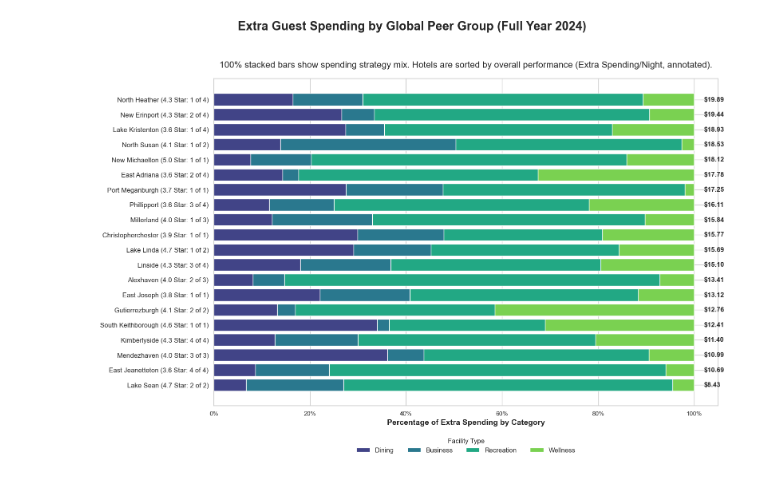
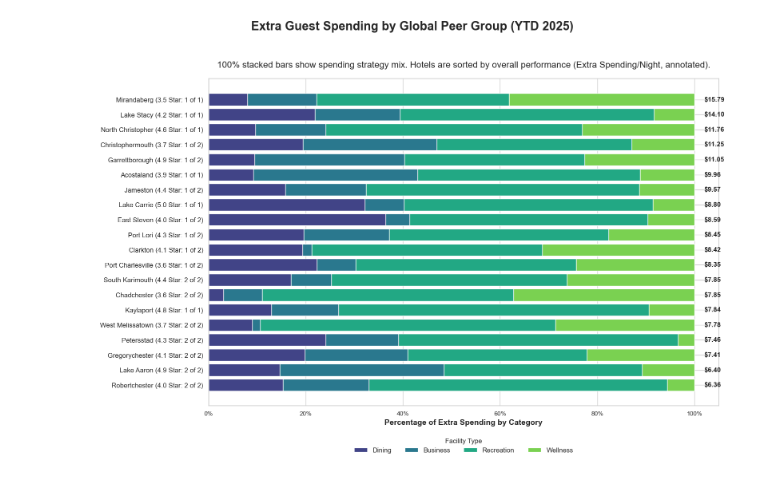
Before and after one commit to Brynlai/datawarehouse, a Jupyter notebook: bryan.ipynb, the cells around one changed output. Saved outputs shown, nothing was run; the diff lists cells and outputs as text; code cells hidden in the pictures.

```diff
--- a/bryan.ipynb
+++ b/bryan.ipynb
@@ -127,28 +113,28 @@ import matplotlib.pyplot as plt
 import seaborn as sns
 from matplotlib.ticker import FuncFormatter
 
-# --- 1. Data Preparation (Using 2024 data for a full, fair comparison) ---
+# --- 1. Data Preparation ---
 data = [
-    ['5.0 Star: 1 of 1', 'New Michaelton', 'Dominican Republic', 18.12, 3804, 6360, 32885, 7029],
-    ['4.7 Star: 1 of 2', 'Lake Linda', 'Mexico', 15.69, 13207, 7344, 17791, 7099],
-    ['4.7 Star: 2 of 2', 'Lake Sean', 'Marshall Islands', 8.43, 1770, 5349, 18043, 1182],
-    ['4.6 Star: 1 of 1', 'South Keithborough', 'Botswana', 12.41, 12753, 925, 12204, 11628],
-    ['4.3 Star: 1 of 4', 'North Heather', 'Senegal', 19.89, 9695, 8554, 34300, 6271],
-    ['4.3 Star: 2 of 4', 'New Erinport', 'American Samoa', 19.44, 14477, 3704, 31149, 5073],
-    ['4.3 Star: 3 of 4', 'Linside', 'Rwanda', 15.10, 7796, 8135, 18927, 8425],
-    ['4.3 Star: 4 of 4', 'Kimberlyside', 'Uganda', 11.40, 3942, 5371, 15365, 6385],
-    ['4.1 Star: 1 of 2', 'North Susan', 'Saint Kitts and Nevis', 18.53, 6963, 18327, 23603, 1300],
-    ['4.1 Star: 2 of 2', 'Gutierrezburgh', 'Gabon', 12.76, 5172, 1462, 16323, 16277],
-    ['4.0 Star: 1 of 3', 'Millerland', 'Singapore', 15.84, 5665, 9729, 26547, 4774],
-    ['4.0 Star: 2 of 3', 'Alexhaven', 'Kenya', 13.41, 3086, 2482, 29572, 2715],
-    ['4.0 Star: 3 of 3', 'Mendezhaven', 'Cameroon', 10.99, 11466, 2402, 14862, 2969],
-    ['3.9 Star: 1 of 1', 'Christopherchester', 'Brazil', 15.77, 14219, 8565, 15704, 9116],
-    ['3.8 Star: 1 of 1', 'East Joseph', 'Equatorial Guinea', 13.12, 8092, 6877, 17409, 4275],
-    ['3.7 Star: 1 of 1', 'Port Meganburgh', 'United Arab Emirates', 17.25, 14161, 10395, 25971, 991],
-    ['3.6 Star: 1 of 4', 'Lake Kristenton', 'Mozambique', 18.93, 13952, 4070, 24152, 8660],
-    ['3.6 Star: 2 of 4', 'East Adriana', 'Russian Federation', 17.78, 7350, 1715, 25648, 16747],
-    ['3.6 Star: 3 of 4', 'Phillipport', 'Heard Island and McDonald Islands', 16.11, 6222, 7242, 28558, 11788],
-    ['3.6 Star: 4 of 4', 'East Jeanetteton', 'Italy', 10.69, 2696, 4787, 21807, 1836]
+    ['5.0 Star: 1 of 1', 'Lake Carrie', 'Lithuania', 8.80, 2703, 677, 4307, 720],
+    ['4.9 Star: 1 of 2', 'Garrettborough', 'Liberia', 11.05, 865, 2793, 3364, 2053],
+    ['4.9 Star: 2 of 2', 'Lake Aaron', 'Taiwan', 6.40, 860, 1976, 2386, 628],
+    ['4.8 Star: 1 of 1', 'Kaylaport', 'Algeria', 7.84, 940, 999, 4621, 680],
+    ['4.6 Star: 1 of 1', 'North Christopher', 'Bhutan', 11.76, 930, 1384, 5066, 2214],
+    ['4.4 Star: 1 of 2', 'Jameston', 'Equatorial Guinea', 9.57, 1331, 1395, 4726, 948],
+    ['4.4 Star: 2 of 2', 'South Karimouth', "Cote d'Ivoire", 7.85, 1371, 668, 3912, 2113],
+    ['4.3 Star: 1 of 2', 'Port Lori', 'Niger', 8.45, 1855, 1668, 4284, 1670],
+    ['4.3 Star: 2 of 2', 'Petersstad', 'Singapore', 7.46, 1827, 1132, 4362, 255],
+    ['4.2 Star: 1 of 1', 'Lake Stacy', 'Rwanda', 14.10, 2931, 2339, 6994, 1113],
+    ['4.1 Star: 1 of 2', 'Clarkton', 'Saint Barthelemy', 8.42, 1521, 148, 3722, 2453],
+    ['4.1 Star: 2 of 2', 'Gregorychester', 'Croatia', 7.41, 1523, 1625, 2835, 1699],
+    ['4.0 Star: 1 of 2', 'East Steven', 'Fiji', 8.59, 2920, 394, 3925, 771],
+    ['4.0 Star: 2 of 2', 'Robertchester', 'Saint Vincent and the Grenadines', 6.36, 891, 1029, 3580, 322],
+    ['3.9 Star: 1 of 1', 'Acostaland', 'Equatorial Guinea', 9.96, 845, 3080, 4184, 1015],
+    ['3.7 Star: 1 of 2', 'Christophermouth', 'Greenland', 11.25, 1829, 2584, 3765, 1212],
+    ['3.7 Star: 2 of 2', 'West Melissatown', 'Kuwait', 7.78, 597, 111, 4044, 1906],
+    ['3.6 Star: 1 of 2', 'Port Charlesville', 'Luxembourg', 8.35, 1866, 667, 3788, 2033],
+    ['3.6 Star: 2 of 2', 'Chadchester', "Cote d'Ivoire", 7.85, 193, 507, 3260, 2351],
+    ['3.5 Star: 1 of 1', 'Mirandaberg', 'Uruguay', 15.79, 1042, 1850, 5154, 4967]
 ]
 columns = ['Global_Peer_Rank', 'City', 'Country', 'Extra_Spending_per_Night', 'Dining', 'Business', 'Recreation', 'Wellness']
 df = pd.DataFrame(data, columns=columns)
@@ -162,32 +148,32 @@ for category in categories:
 df_sorted = df.sort_values('Extra_Spending_per_Night', ascending=True)
 df_sorted['Label'] = df_sorted['City'] + " (" + df_sorted['Global_Peer_Rank'] + ")"
 
 sns.set_style("whitegrid")
 fig, ax = plt.subplots(figsize=(16, 12))
 colors = sns.color_palette("viridis", n_colors=len(categories))
 
 left = pd.Series(0, index=df_sorted.index)
 for i, category in enumerate(categories):
     ax.barh(df_sorted['Label'], df_sorted[f'{category}_pct'], left=left, label=category, color=colors[i])
     left += df_sorted[f'{category}_pct']
 
 # --- 3. Final Touches ---
 for i, (value, label) in enumerate(zip(df_sorted['Extra_Spending_per_Night'], df_sorted['Label'])):
     ax.text(102, i, f'${value:.2f}', va='center', ha='left', fontsize=12, fontweight='bold')
 
 ax.set_xlabel('Percentage of Extra Spending by Category', fontsize=14, fontweight='bold')
 ax.set_ylabel('')
 ax.tick_params(axis='y', labelsize=12)
 ax.xaxis.set_major_formatter(FuncFormatter(lambda x, _: f'{x:.0f}%'))
 
-fig.suptitle('Extra Guest Spending by Global Peer Group (Full Year 2024)', fontsize=22, fontweight='bold')
+fig.suptitle('Extra Guest Spending by Global Peer Group (YTD 2025)', fontsize=22, fontweight='bold')
 ax.set_title(
     '100% stacked bars show spending strategy mix. Hotels are sorted by overall performance (Extra Spending/Night, annotated).',
     fontsize=16, pad=20
 )
 ax.legend(title='Facility Type', loc='upper center', bbox_to_anchor=(0.5, -0.08), ncol=len(categories), fontsize=12, frameon=False)
 
 fig.tight_layout(rect=[0, 0.05, 1, 0.95])
 plt.show()
 # %% [output]
-[figure, old version]
+[figure, new version]
```
Also changed, not shown: parts of 2 cells of this notebook, 6 other files.
